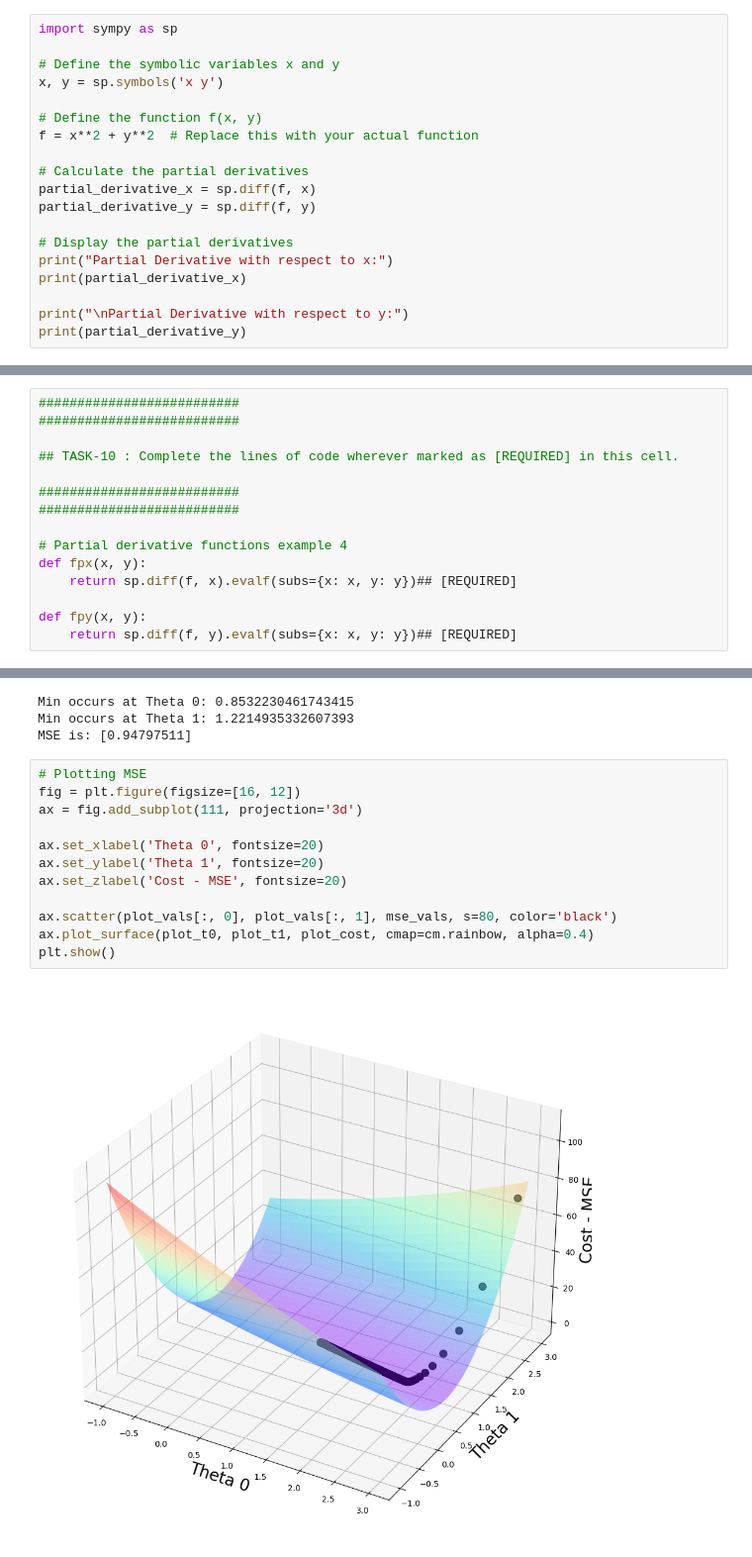
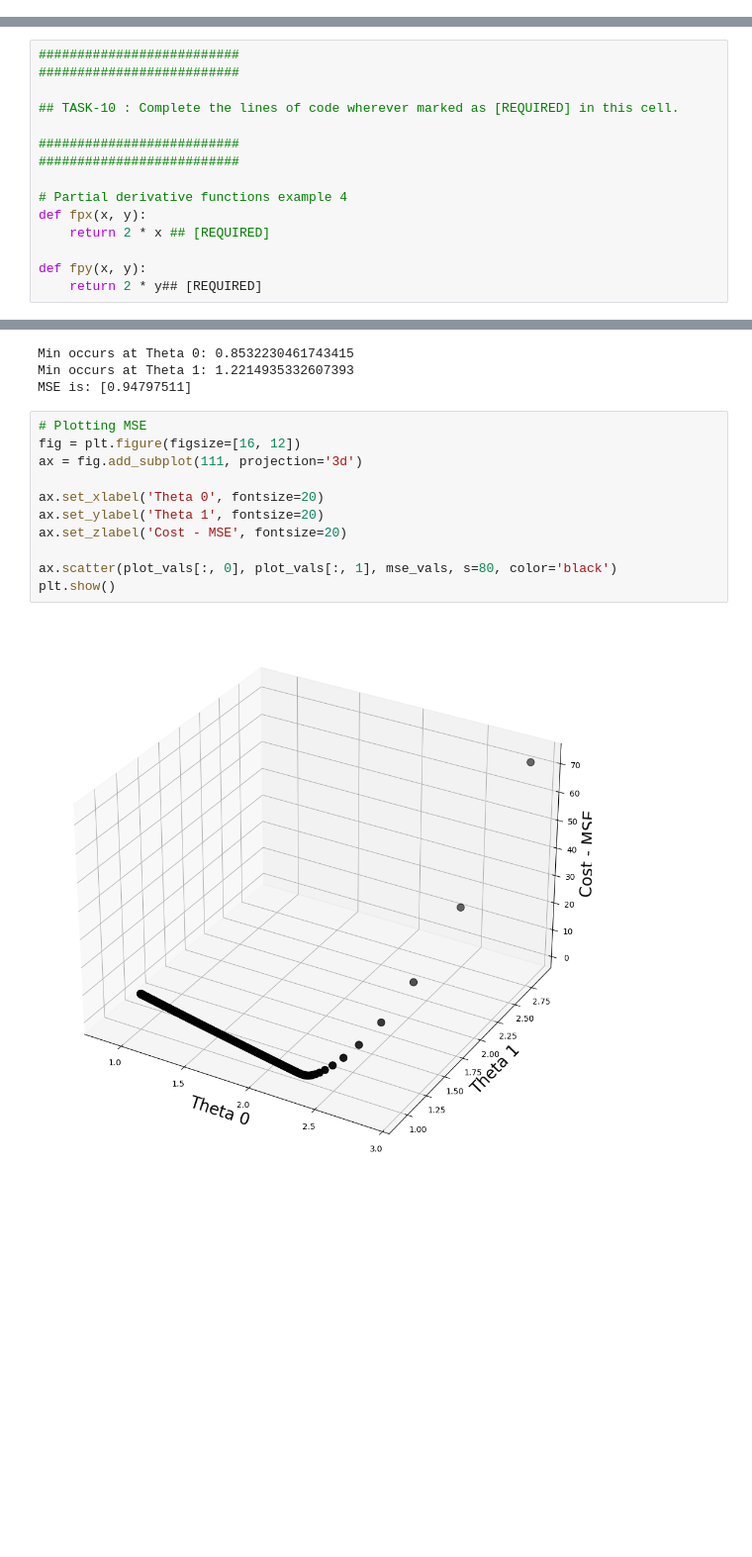
Before and after one commit to TholetiRushasri/FMML-LAB, a Jupyter notebook: FMML_2022_Module_04_Project_2024.ipynb, the cells around one changed output, grey strips where cells are left out. Shown at 99% size. Saved outputs shown, nothing was run; the diff lists cells and outputs as text; blank space fills up the shorter version.

```diff
--- a/FMML_2022_Module_04_Project_2024.ipynb
+++ b/FMML_2022_Module_04_Project_2024.ipynb
@@ -673,19 +591,0 @@ plt.show()
-# %%
-import sympy as sp
-
-# Define the symbolic variables x and y
-x, y = sp.symbols('x y')
-
-# Define the function f(x, y)
-f = x**2 + y**2  # Replace this with your actual function
-
-# Calculate the partial derivatives
-partial_derivative_x = sp.diff(f, x)
-partial_derivative_y = sp.diff(f, y)
-
-# Display the partial derivatives
-print("Partial Derivative with respect to x:")
-print(partial_derivative_x)
-
-print("\nPartial Derivative with respect to y:")
-print(partial_derivative_y)
@@ -739,10 +632,10 @@ The cost is: 5.21618334996315e-97
 
 # Partial derivative functions example 4
 def fpx(x, y):
-    return sp.diff(f, x).evalf(subs={x: x, y: y})## [REQUIRED]
+    return 2 * x ## [REQUIRED]
 
 def fpy(x, y):
-    return sp.diff(f, y).evalf(subs={x: x, y: y})## [REQUIRED]
+    return 2 * y## [REQUIRED]
 # %%
 # Setup
 multiplier = 0.1
@@ -971,14 +860,13 @@ MSE is: [0.94797511]
 # %%
 # Plotting MSE
 fig = plt.figure(figsize=[16, 12])
 ax = fig.add_subplot(111, projection='3d')
 
 ax.set_xlabel('Theta 0', fontsize=20)
 ax.set_ylabel('Theta 1', fontsize=20)
 ax.set_zlabel('Cost - MSE', fontsize=20)
 
 ax.scatter(plot_vals[:, 0], plot_vals[:, 1], mse_vals, s=80, color='black')
-ax.plot_surface(plot_t0, plot_t1, plot_cost, cmap=cm.rainbow, alpha=0.4)
 plt.show()
 # %% [output]
-[figure, old version]
+[figure, new version]
```
Also changed, not shown: parts of 26 cells of this notebook.
